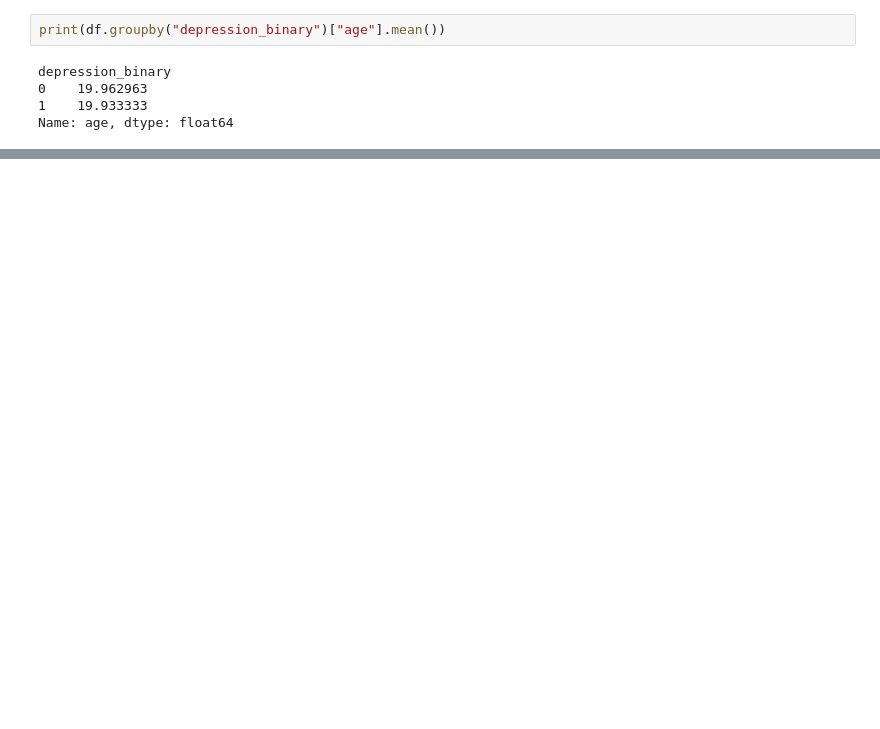
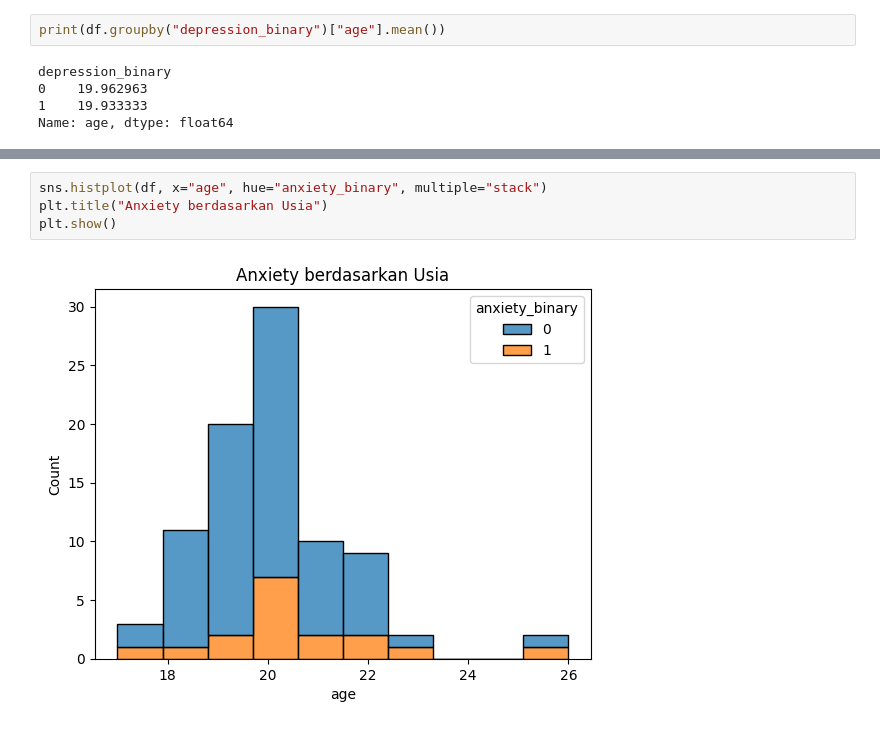
Before and after one commit to FildaZamardah/PENGARUH-FAKTOR-DEMOGRAFIS-TERHADAP-KONDISI-DEPRESI-DAN-KECEMASAN, a Jupyter notebook: code.ipynb, the cells around one changed output, grey strips where cells are left out. Cells and saved outputs as stored; diff of their text form; blank space fills up the shorter version.

```diff
--- a/code.ipynb
+++ b/code.ipynb
@@ -267,0 +486,6 @@ Name: age, dtype: float64
+# %%
+sns.histplot(df, x="age", hue="anxiety_binary", multiple="stack")
+plt.title("Anxiety berdasarkan Usia")
+plt.show()
+# %% [output]
+[figure, added]
```
Also changed, not shown: parts of 28 cells of this notebook.
